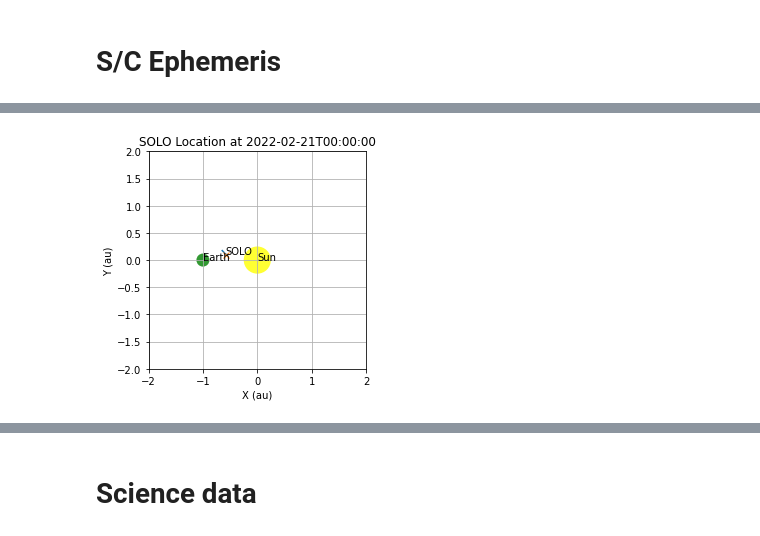
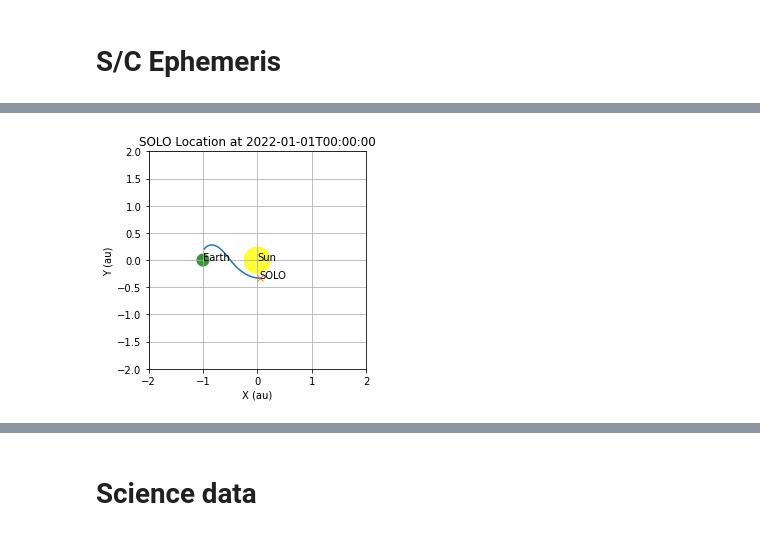
Before and after one commit to i4Ds/stixdcpy, a Jupyter notebook: examples/tutorial.ipynb, the cells around one changed output, grey strips where cells are left out. Cells and saved outputs as stored; diff of their text form; code cells hidden in the pictures.

```diff
--- a/examples/tutorial.ipynb
+++ b/examples/tutorial.ipynb
@@ -123,6 +174,6 @@ pd.DataFrame(lut)
 # %% [markdown]
 # S/C Ephemeris
 # %%
-emph=anc.Ephemeris.from_sdc(start_utc='2022-02-21T00:00:00', end_utc='2022-02-28T01:00:00')
+emph=anc.Ephemeris.from_sdc(start_utc='2022-01-01T00:00:00', end_utc='2022-03-31T01:00:00', steps=100)
 emph.peek()
 # %% [output]
@@ -130 +181 @@ emph.peek()
-[figure, old version]
+[figure, new version]
```
Also changed, not shown: parts of 38 cells of this notebook, 2 other files.
